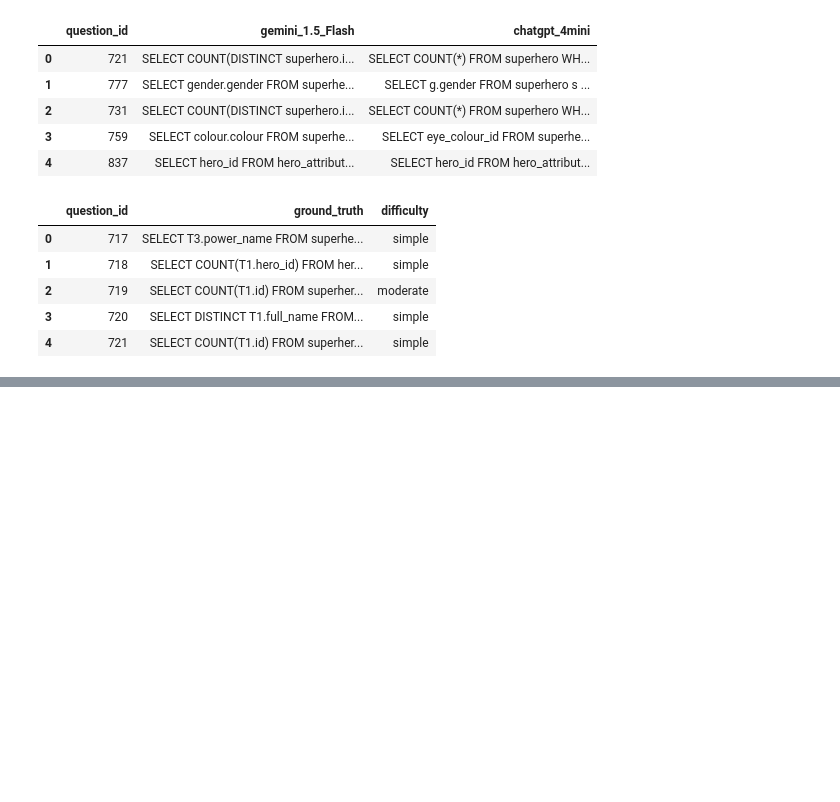
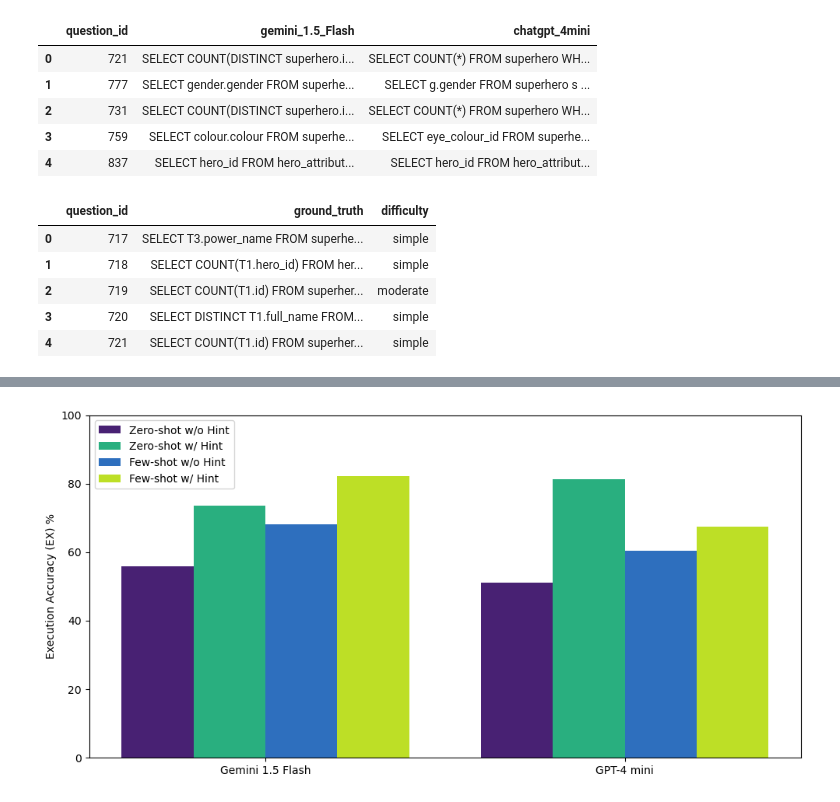
Before and after one commit to EnzoRg/text_mining, a Jupyter notebook: evaluation.ipynb, the cells around one changed output, grey strips where cells are left out. Drawn from its saved outputs; the diff is of its cells as text; code cells hidden in the pictures; blank space fills up the shorter version.

```diff
--- a/evaluation.ipynb
+++ b/evaluation.ipynb
@@ -584,0 +97,3 @@ graficar_datos(metricas_gemini, metricas_chatgpt) #, 'gemini_1.5_Flash', 'chatgp
+# %%
+metricas_gemini_3 = tests.mostrar_metricas(few_shot, 'gemini_1.5_Flash', db_path)
+metricas_chatgpt_3 = tests.mostrar_metricas(few_shot, 'chatgpt_4mini', db_path)
@@ -584,0 +120,3 @@ graficar_datos(metricas_gemini, metricas_chatgpt) #, 'gemini_1.5_Flash', 'chatgp
+# %%
+#metricas_gemini_4 = tests.mostrar_metricas(few_shot_hint, 'gemini_1.5_Flash', db_path)
+metricas_chatgpt_4 = tests.mostrar_metricas(few_shot_hint, 'chatgpt_4mini', db_path)
@@ -584,0 +132,13 @@ graficar_datos(metricas_gemini, metricas_chatgpt) #, 'gemini_1.5_Flash', 'chatgp
+# %%
+df = pd.DataFrame([{
+    'EX_by_diff_simple': d['EX_by_diff']['simple'],
+    'EX_by_diff_moderate': d['EX_by_diff']['moderate'],
+    'EX_by_diff_challenging': d['EX_by_diff']['challenging'],
+    'EX_by_diff_total': d['EX_by_diff']['total'],
+    'VA_by_diff_simple': d['VA_by_diff']['simple'],
+    'VA_by_diff_moderate': d['VA_by_diff']['moderate'],
+    'VA_by_diff_challenging': d['VA_by_diff']['challenging'],
+    'VA_by_diff_total': d['VA_by_diff']['total'],
+    'VES': d['VES'],
+    'EM': d['EM']
+} for d in [metricas_gemini_1, metricas_chatgpt_1, metricas_gemini_2, metricas_chatgpt_2, metricas_gemini_3, metricas_chatgpt_3, metricas_gemini_4, metricas_chatgpt_4]])
@@ -584,0 +159,50 @@ graficar_datos(metricas_gemini, metricas_chatgpt) #, 'gemini_1.5_Flash', 'chatgp
+# %%
+models = ['Gemini 1.5 Flash', 'GPT-4 mini']
+conditions = ['Zero-shot w/o Hint', 'Zero-shot w/ Hint', 'Few-shot w/o Hint', 'Few-shot w/ Hint']
+
+data = np.array([
+    [df.loc[0, 'EX_by_diff_total'], df.loc[2, 'EX_by_diff_total'], df.loc[4, 'EX_by_diff_total'], df.loc[6, 'EX_by_diff_total']],  # Gemini
+    [df.loc[1, 'EX_by_diff_total'], df.loc[3, 'EX_by_diff_total'], df.loc[5, 'EX_by_diff_total'], df.loc[7, 'EX_by_diff_total']],  # GPT-4 mini
+])
+
+colors = ['#482173', '#29af7f', '#2e6fbe', '#bddf26']
+
+# Configuración del gráfico
+fig, ax = plt.subplots(figsize=(10, 5))
+
+# Ancho de las barras y posiciones
+bar_width = 0.2  # Hacer las barras más estrechas para que quepan mejor
+index = np.arange(len(models))  # Indices para las etiquetas en el eje x
+
+for i in range(len(conditions)):
+    ax.bar(index + i * bar_width - bar_width /2, data[:, i], bar_width, label=conditions[i], color=colors[i % len(colors)])  # Utilizar el operador módulo para asegurarse de que el índice esté dentro del rango
+
+
+# Añadir anotaciones de porcentaje encima de las barras
+#for i in range(len(conditions)):
+#    for j in range(len(models)):
+#        ax.annotate(f"{data[j, i]:.2f}%",
+#                    (index[j] + i * bar_width - bar_width / 2, data[j, i] + 1),
+#                    ha='center', va='bottom', fontsize=9)
+
+# Configuración de etiquetas y leyenda
+ax.set_ylabel('Execution Accuracy (EX) %')
+#ax.set_title('Execution Accuracy by Model and Condition')
+#ax.set_xticks(index)  # Centrar etiquetas de modelos
+ax.set_xticks(index + bar_width) # * (len(conditions) - 1) / 2)  # Centrar etiquetas de modelos
+ax.set_xticklabels(models)
+
+# Añadir leyenda
+ax.legend(loc='upper left')
+
+# Ajustar el límite del eje y
+ax.set_ylim(0, 100)
+
+# Ajustar los márgenes para que el gráfico no se corte
+plt.tight_layout()
+
+plt.savefig('imagen/ex_total.png', dpi=300, bbox_inches='tight')
+# Mostrar el gráfico
+plt.show()
+# %% [output]
+[figure, added]
```
Also changed, not shown: parts of 48 cells of this notebook, 14 other files.
